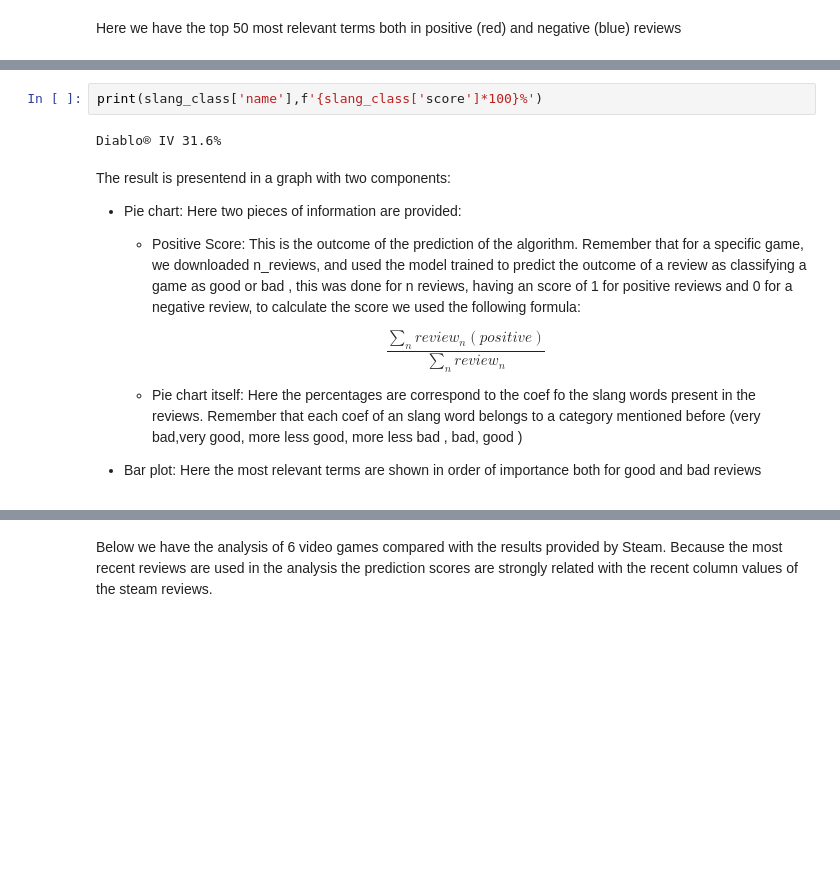
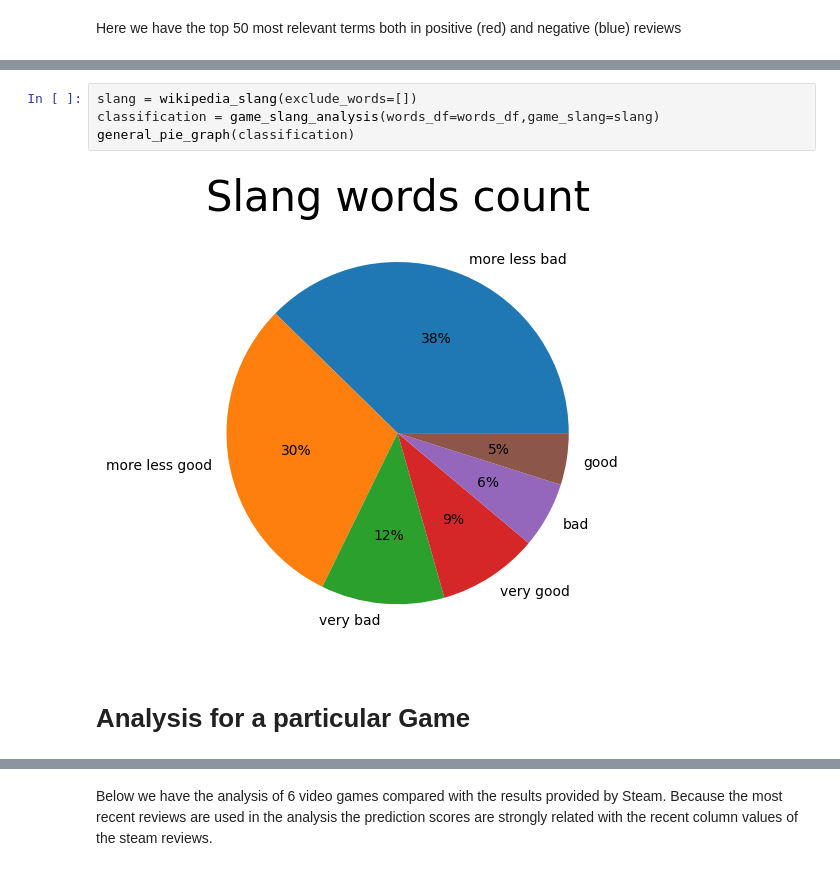
Before and after one commit to FeD7791/steam_reviews_project, a Jupyter notebook: steam_game_reviews.ipynb, the cells around one changed output, grey strips where cells are left out. Cells and saved outputs as stored; diff of their text form; blank space fills up the shorter version.

```diff
--- a/steam_game_reviews.ipynb
+++ b/steam_game_reviews.ipynb
@@ -204,15 +177,8 @@ grpahs(slang_class=slang_class, n_words=10)
-# %%
-print(slang_class['name'],f'{slang_class['score']*100}%')
-# %% [output]
-Diablo® IV 31.6%
-# %% [markdown]
-The result is presentend in a graph with two components:
-
-- Pie chart: Here two pieces of information are provided:
-    - Positive Score: This is the outcome of the prediction of the algorithm. Remember that for a specific game, we downloaded n_reviews, and used the model trained to predict the outcome of a review as classifying a game as good or bad , this was done for n reviews, having an score of 1 for positive reviews and 0 for a negative review, to calculate the score we used the following formula:
-
-    $$ \frac{\sum_{n} {review_n(positive)} }{\sum_{n} review_n}$$
-
-    - Pie chart itself: Here the percentages are correspond to the coef fo the slang words present in the reviews. Remember that each coef of an slang word belongs to a category mentioned before (very bad,very good, more less good, more less bad , bad, good )
-
-- Bar plot: Here the most relevant terms are shown in order of importance both for good and bad reviews
+# %%
+slang = wikipedia_slang(exclude_words=[])
+classification = game_slang_analysis(words_df=words_df,game_slang=slang)
+general_pie_graph(classification)
+# %% [output]
+[figure, added]
+# %% [markdown]
+# Analysis for a particular Game
```
Also changed, not shown: parts of 20 cells of this notebook.
